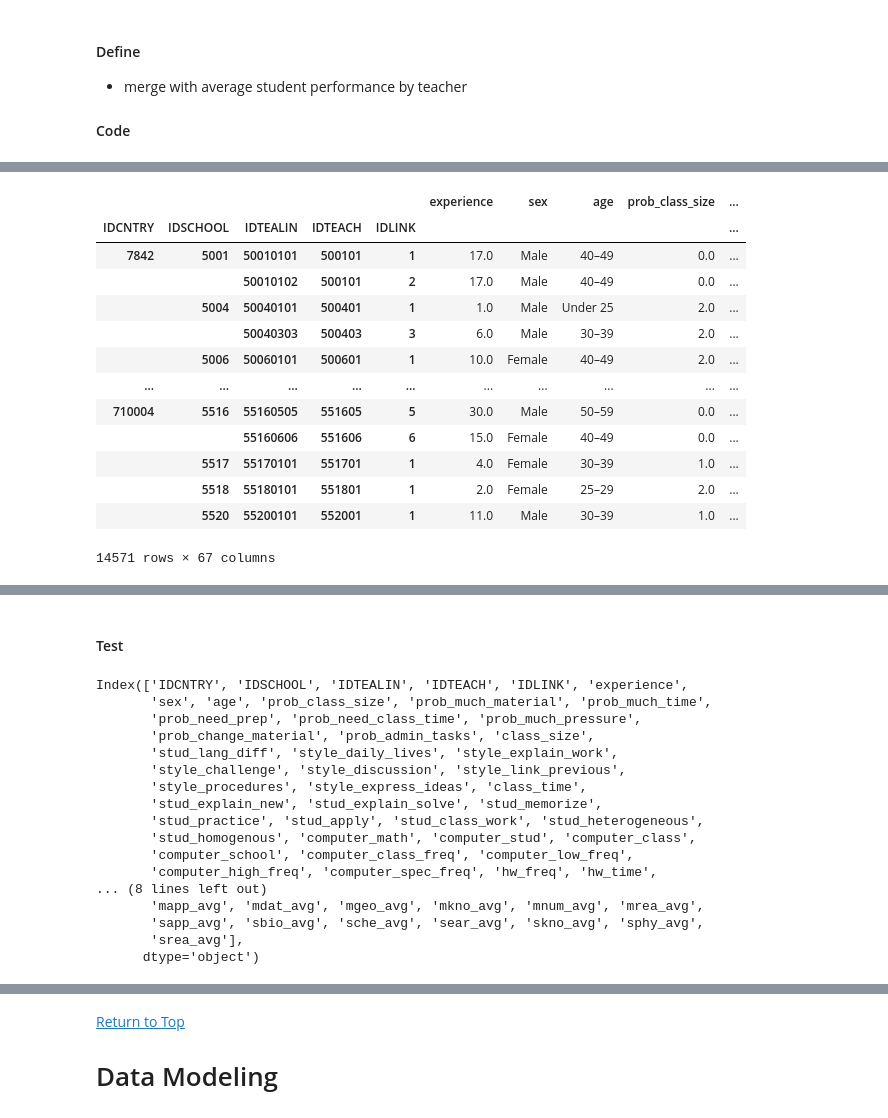
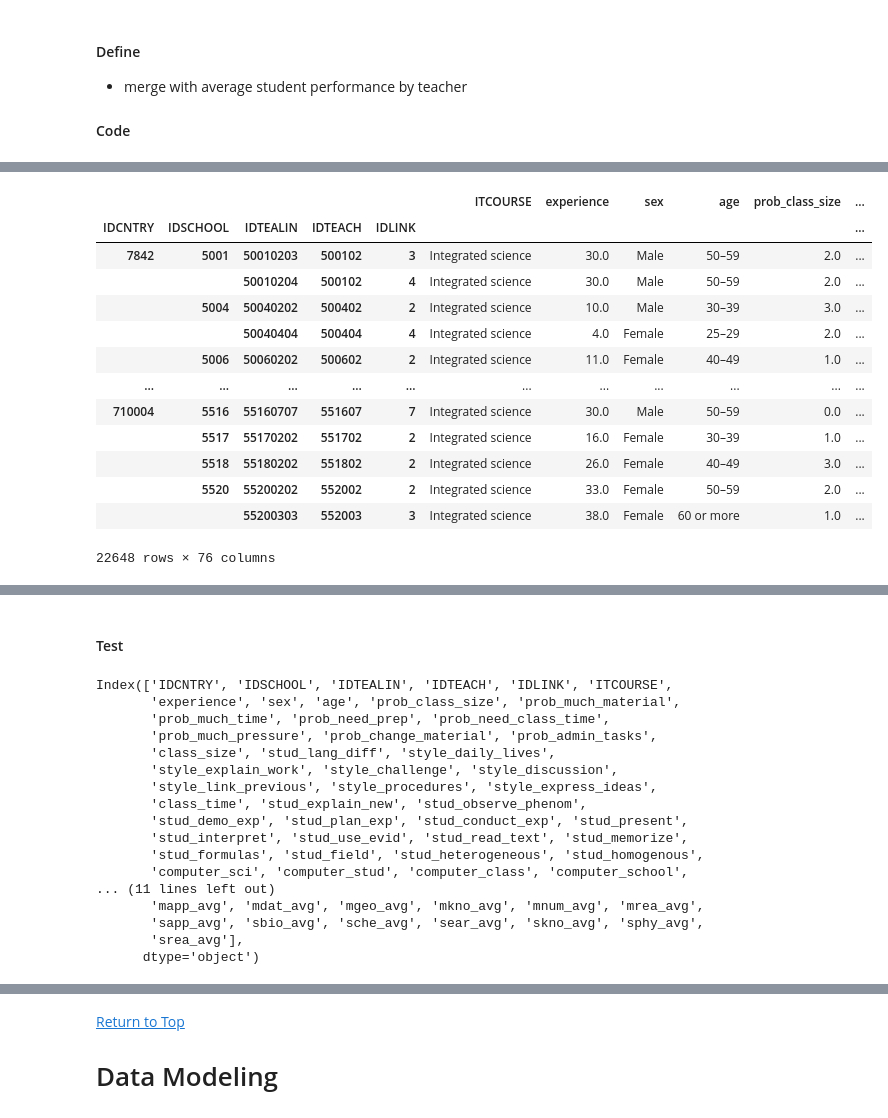
Before and after one commit to sjhaluck/TIMSS-Data-Science, a Jupyter notebook: TIMSS Exploration.ipynb, the cells around one changed output, grey strips where cells are left out. Cells and saved outputs as stored; diff of their text form; code cells hidden in the pictures.

Commit message:
feat: complete sci_teach data preparation, store processed data

```diff
--- a/TIMSS Exploration.ipynb
+++ b/TIMSS Exploration.ipynb
@@ -3340,4 +3387,4 @@ Categories (3, object): ['Less than Satisfied' < 'Satisfied' < 'Very Satisfied']
 
 #### Code
 # %%
-math_teach.drop(columns=['BTBM16','BTBM21','BTDMMME'],inplace=True)
+sci_teach.drop(columns=['BTBS20','BTDSMSE'],inplace=True)
@@ -3346,4 +3391,4 @@ math_teach['IDGRADE'] = math_teach['IDGRADE'].apply(lambda x: int(x[-1]))
 # %%
 cat_type = CategoricalDtype(categories=['None','Less than 6 hours','6–15 hours','16–35 hours','More than 35 hours'], ordered=True)
-math_teach['BTBM23'] = math_teach['BTBM23'].astype(cat_type)
+sci_teach['BTBS22'] = sci_teach['BTBS22'].astype(cat_type)
 # %%
@@ -3391,24 +3436,25 @@ BTDMDAT      float64
 dtype: object
 # %%
-math_teach_rename_dict = {'BTBG01':'experience',
+sci_teach_rename_dict = {'BTBG01':'experience',
                           'BTBG02':'sex',
                           'BTBG03':'age',
                           'BTBG10':'class_size',
                           'BTBG11':'stud_lang_diff',
-                          'BTBM14':'class_time',
-                          'BTBM23':'pd_hours',
+                          'BTBS14':'class_time',
+                          'BTBS22':'pd_hours',
                           'IDGRADE':'grade',
                           'ITLANG_T':'language',
                           'BTBGEAS':'school_acad_focus_score',
                           'BTBGLSN':'limited_by_needs_score',
                           'BTBGSOS':'school_safe_score',
                           'BTBGTJS':'job_satisfaction_score',
-                          'BTDMNUM':'num_coverage',
-                          'BTDMALG':'alg_coverage',
-                          'BTDMGEO':'geo_coverage',
-                          'BTDMDAT':'data_coverage'}
+                          'BTBSESI':'emph_investigation_score',
+                          'BTDSBIO':'bio_coverage',
+                          'BTDSCHE':'chem_coverage',
+                          'BTDSPHY':'phys_coverage',
+                          'BTDSEAR':'earth_coverage'}
 # %%
-math_teach.rename(columns=math_teach_rename_dict, inplace=True)
+sci_teach.rename(columns=sci_teach_rename_dict, inplace=True)
 # %% [markdown]
 #### Test
 # %%
@@ -3450,20 +3485,20 @@ student = student.set_index(['IDCNTRY','IDSCHOOL','IDCLASS','IDSTUD']).join(stud
 # %%
-math_teach.set_index(['IDCNTRY','IDSCHOOL','IDTEALIN','IDTEACH','IDLINK'])
+sci_teach.set_index(['IDCNTRY','IDSCHOOL','IDTEALIN','IDTEACH','IDLINK'])
 # %% [output]
-|  |  |  |  |  | experience | sex | age | prob_class_size | ... |
-| IDCNTRY | IDSCHOOL | IDTEALIN | IDTEACH | IDLINK |  |  |  |  | ... |
-| 7842 | 5001 | 50010101 | 500101 | 1 | 17.0 | Male | 40–49 | 0.0 | ... |
-|  |  | 50010102 | 500101 | 2 | 17.0 | Male | 40–49 | 0.0 | ... |
-|  | 5004 | 50040101 | 500401 | 1 | 1.0 | Male | Under 25 | 2.0 | ... |
-|  |  | 50040303 | 500403 | 3 | 6.0 | Male | 30–39 | 2.0 | ... |
-|  | 5006 | 50060101 | 500601 | 1 | 10.0 | Female | 40–49 | 2.0 | ... |
-| ... | ... | ... | ... | ... | ... | ... | ... | ... | ... |
-| 710004 | 5516 | 55160505 | 551605 | 5 | 30.0 | Male | 50–59 | 0.0 | ... |
-|  |  | 55160606 | 551606 | 6 | 15.0 | Female | 40–49 | 0.0 | ... |
-|  | 5517 | 55170101 | 551701 | 1 | 4.0 | Female | 30–39 | 1.0 | ... |
-|  | 5518 | 55180101 | 551801 | 1 | 2.0 | Female | 25–29 | 2.0 | ... |
-|  | 5520 | 55200101 | 552001 | 1 | 11.0 | Male | 30–39 | 1.0 | ... |
+|  |  |  |  |  | ITCOURSE | experience | sex | age | prob_class_size | ... |
+| IDCNTRY | IDSCHOOL | IDTEALIN | IDTEACH | IDLINK |  |  |  |  |  | ... |
+| 7842 | 5001 | 50010203 | 500102 | 3 | Integrated science | 30.0 | Male | 50–59 | 2.0 | ... |
+|  |  | 50010204 | 500102 | 4 | Integrated science | 30.0 | Male | 50–59 | 2.0 | ... |
+|  | 5004 | 50040202 | 500402 | 2 | Integrated science | 10.0 | Male | 30–39 | 3.0 | ... |
+|  |  | 50040404 | 500404 | 4 | Integrated science | 4.0 | Female | 25–29 | 2.0 | ... |
+|  | 5006 | 50060202 | 500602 | 2 | Integrated science | 11.0 | Female | 40–49 | 1.0 | ... |
+| ... | ... | ... | ... | ... | ... | ... | ... | ... | ... | ... |
+| 710004 | 5516 | 55160707 | 551607 | 7 | Integrated science | 30.0 | Male | 50–59 | 0.0 | ... |
+|  | 5517 | 55170202 | 551702 | 2 | Integrated science | 16.0 | Female | 30–39 | 1.0 | ... |
+|  | 5518 | 55180202 | 551802 | 2 | Integrated science | 26.0 | Female | 40–49 | 3.0 | ... |
+|  | 5520 | 55200202 | 552002 | 2 | Integrated science | 33.0 | Female | 50–59 | 2.0 | ... |
+|  |  | 55200303 | 552003 | 3 | Integrated science | 38.0 | Female | 60 or more | 1.0 | ... |
-14571 rows × 67 columns
+22648 rows × 76 columns
 # %%
 stud_teach.groupby(['IDCNTRY','IDSCHOOL','IDTEALIN','IDTEACH','IDLINK']).mean().loc[:,[col for col in stud_ach.columns if '_avg' in col]]
 # %% [output]
@@ -3486,21 +3521,21 @@ math_teach = math_teach.set_index(['IDCNTRY','IDSCHOOL','IDTEALIN','IDTEACH','ID
 # %% [markdown]
 #### Test
 # %%
-math_teach.columns
+sci_teach.columns
 # %% [output]
-Index(['IDCNTRY', 'IDSCHOOL', 'IDTEALIN', 'IDTEACH', 'IDLINK', 'experience',
-       'sex', 'age', 'prob_class_size', 'prob_much_material', 'prob_much_time',
-       'prob_need_prep', 'prob_need_class_time', 'prob_much_pressure',
-       'prob_change_material', 'prob_admin_tasks', 'class_size',
-       'stud_lang_diff', 'style_daily_lives', 'style_explain_work',
-       'style_challenge', 'style_discussion', 'style_link_previous',
-       'style_procedures', 'style_express_ideas', 'class_time',
-       'stud_explain_new', 'stud_explain_solve', 'stud_memorize',
-       'stud_practice', 'stud_apply', 'stud_class_work', 'stud_heterogeneous',
-       'stud_homogenous', 'computer_math', 'computer_stud', 'computer_class',
-       'computer_school', 'computer_class_freq', 'computer_low_freq',
-       'computer_high_freq', 'computer_spec_freq', 'hw_freq', 'hw_time',
-... (8 lines left out)
+Index(['IDCNTRY', 'IDSCHOOL', 'IDTEALIN', 'IDTEACH', 'IDLINK', 'ITCOURSE',
+       'experience', 'sex', 'age', 'prob_class_size', 'prob_much_material',
+       'prob_much_time', 'prob_need_prep', 'prob_need_class_time',
+       'prob_much_pressure', 'prob_change_material', 'prob_admin_tasks',
+       'class_size', 'stud_lang_diff', 'style_daily_lives',
+       'style_explain_work', 'style_challenge', 'style_discussion',
+       'style_link_previous', 'style_procedures', 'style_express_ideas',
+       'class_time', 'stud_explain_new', 'stud_observe_phenom',
+       'stud_demo_exp', 'stud_plan_exp', 'stud_conduct_exp', 'stud_present',
+       'stud_interpret', 'stud_use_evid', 'stud_read_text', 'stud_memorize',
+       'stud_formulas', 'stud_field', 'stud_heterogeneous', 'stud_homogenous',
+       'computer_sci', 'computer_stud', 'computer_class', 'computer_school',
+... (11 lines left out)
        'mapp_avg', 'mdat_avg', 'mgeo_avg', 'mkno_avg', 'mnum_avg', 'mrea_avg',
        'sapp_avg', 'sbio_avg', 'sche_avg', 'sear_avg', 'skno_avg', 'sphy_avg',
        'srea_avg'],
```
Also changed, not shown: parts of 54 cells of this notebook.
